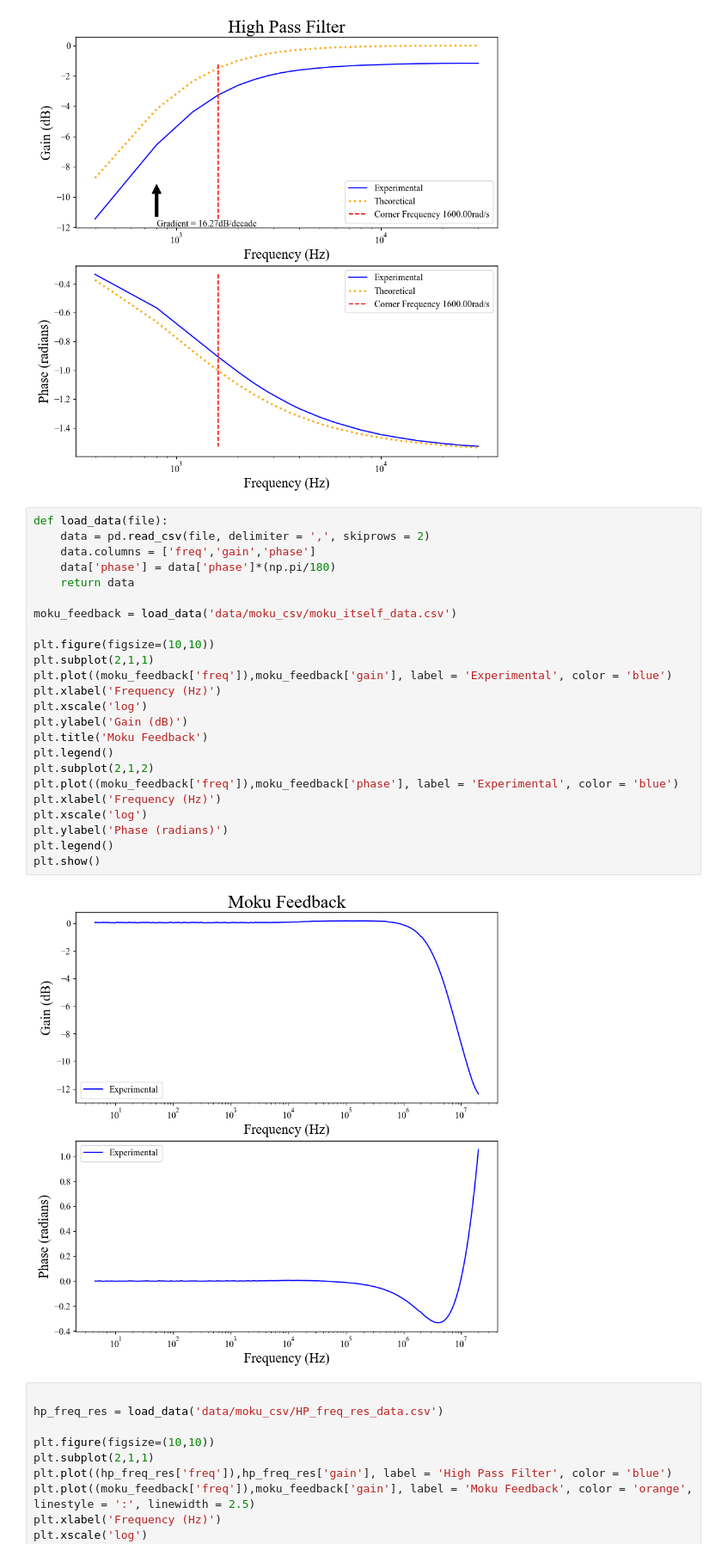
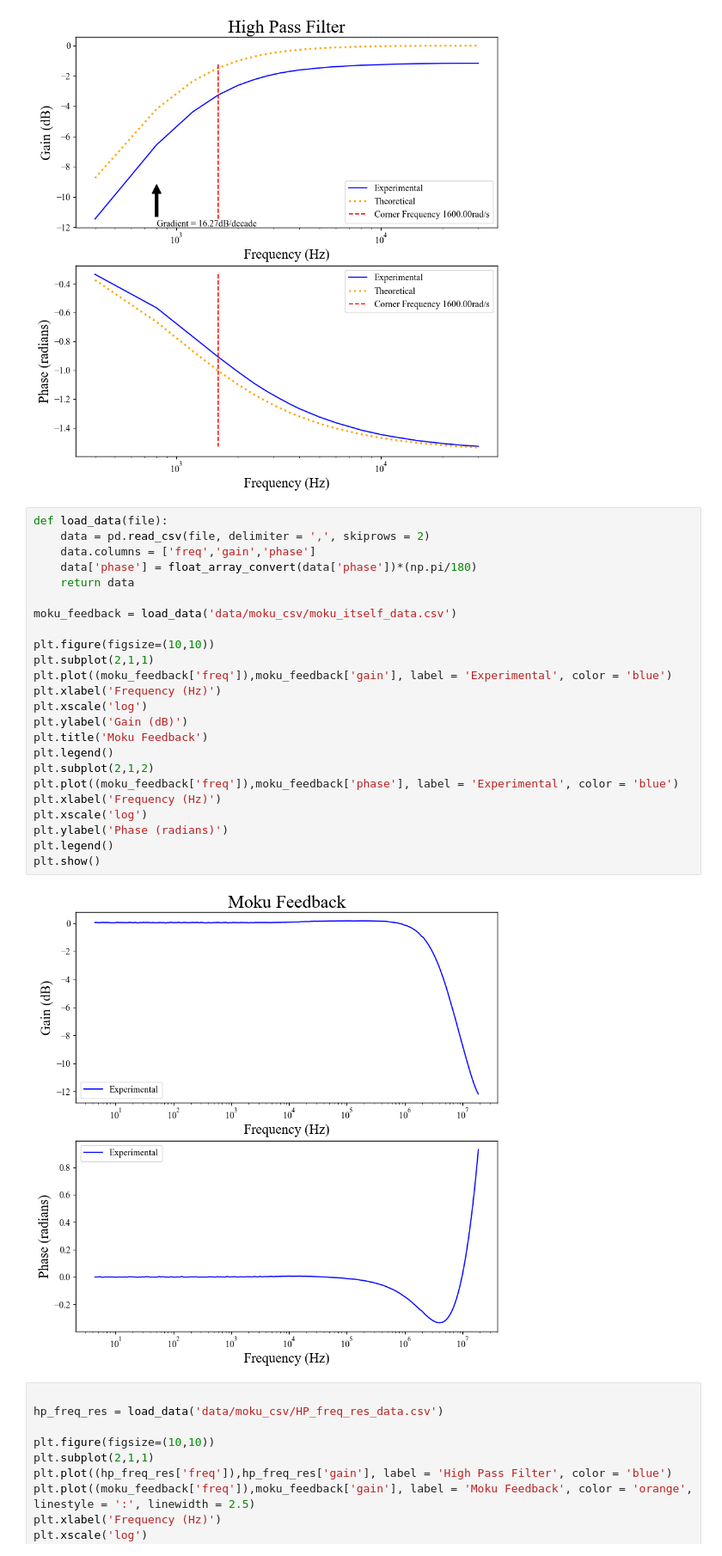
Before and after one commit to lewismcnish/Physics, a Jupyter notebook: Year_3/analogue_filters/analogue_filters.ipynb, the cells around one changed output. Shown at 86% size. Drawn from its saved outputs; the diff is of its cells as text.

```diff
--- a/Year_3/analogue_filters/analogue_filters.ipynb
+++ b/Year_3/analogue_filters/analogue_filters.ipynb
@@ -116,29 +116,29 @@ plt.show()
 # %%
 def load_data(file):
     data = pd.read_csv(file, delimiter = ',', skiprows = 2)
     data.columns = ['freq','gain','phase']
-    data['phase'] = data['phase']*(np.pi/180)
+    data['phase'] = float_array_convert(data['phase'])*(np.pi/180)
     return data
 
 moku_feedback = load_data('data/moku_csv/moku_itself_data.csv')
 
 plt.figure(figsize=(10,10))
 plt.subplot(2,1,1)
 plt.plot((moku_feedback['freq']),moku_feedback['gain'], label = 'Experimental', color = 'blue')
 plt.xlabel('Frequency (Hz)')
 plt.xscale('log')
 plt.ylabel('Gain (dB)')
 plt.title('Moku Feedback')
 plt.legend()
 plt.subplot(2,1,2)
 plt.plot((moku_feedback['freq']),moku_feedback['phase'], label = 'Experimental', color = 'blue')
 plt.xlabel('Frequency (Hz)')
 plt.xscale('log')
 plt.ylabel('Phase (radians)')
 plt.legend()
 plt.show()
 # %% [output]
-[figure, old version]
+[figure, new version]
 # %%
 
 hp_freq_res = load_data('data/moku_csv/HP_freq_res_data.csv')
```
Also changed, not shown: parts of 8 cells of this notebook, 7 other files.
